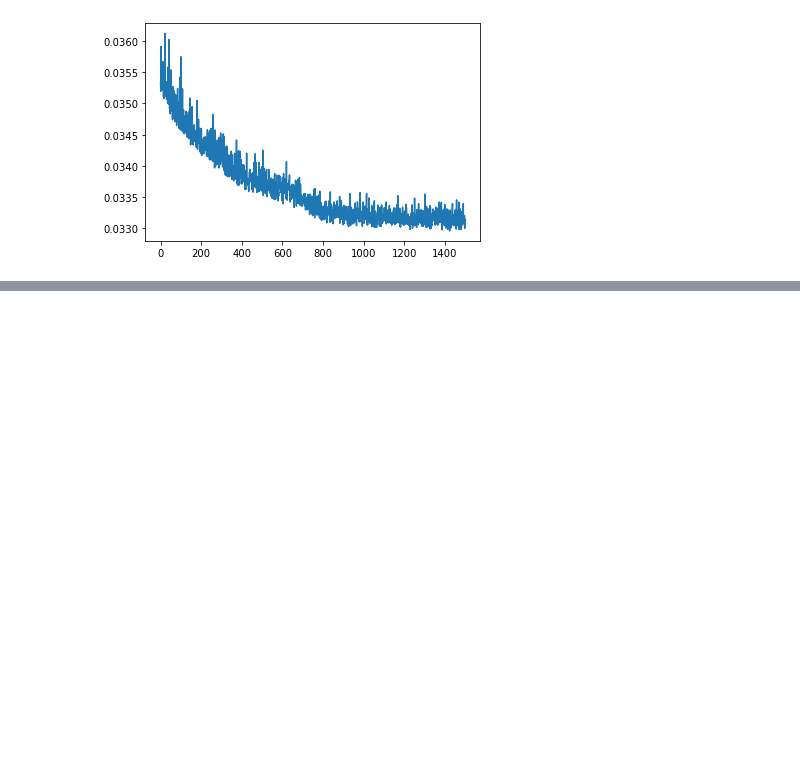
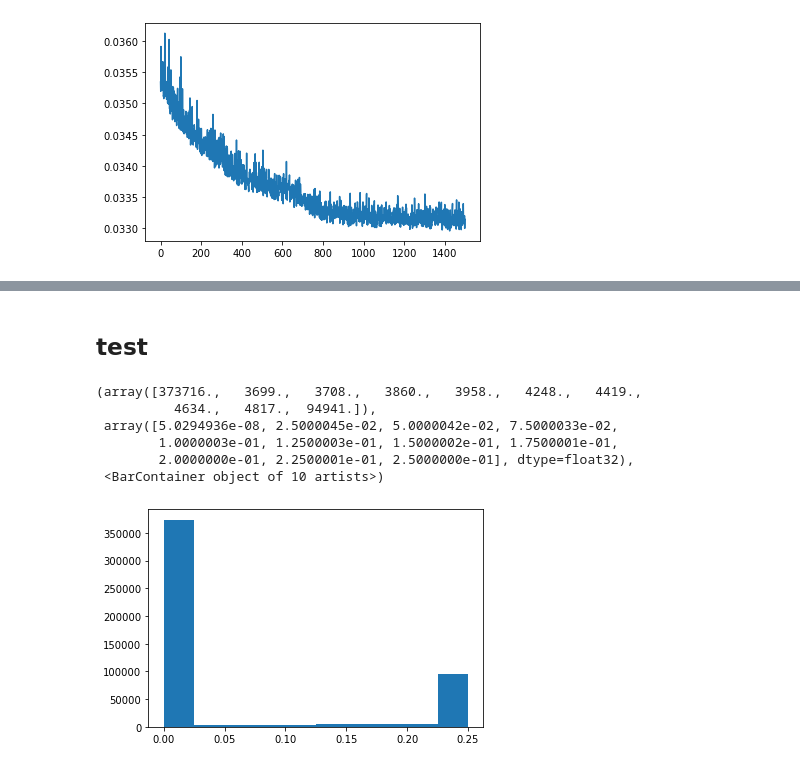
Before and after one commit to TurquoiseKitty/AssortmentNN, a Jupyter notebook: EXP13-2DNN.ipynb, the cells around one changed output, grey strips where cells are left out. Cells and saved outputs as stored; diff of their text form; code cells hidden in the pictures; blank space fills up the shorter version.

```diff
--- a/EXP13-2DNN.ipynb
+++ b/EXP13-2DNN.ipynb
@@ -40,10 +40,10 @@ start_time = time.time()
 N_prod = 250
 Vec_Len = N_prod + 1
 # Tune this
-MidSize = 100
+MidSize = 200
 
-EPOCHS = 2000
-SAMPLE_AMOUNT = 500000
+EPOCHS = 1000
+SAMPLE_AMOUNT = 100000
 BATCH_SIZE = 5000
 TRAIN_VALI_RATE = 0.9
 ADAM_LR = 0.005
@@ -132,0 +149,51 @@ plt.plot(vali_loss)
+# %% [markdown]
+## test
+# %%
+import AssortmentGenerator as AG
+import MarkovGenerator as MG
+import Models
+import time
+
+import numpy as np
+import torch
+import torch.nn as nn
+
+from torch import optim
+from torch.utils.data import Dataset, DataLoader, TensorDataset
+import matplotlib.pyplot as plt
+
+transP = np.load("EXP7_dump/markov_matrix.npy")
+lams = np.load("EXP7_dump/arriving_lambda.npy")
+
+N_prod = 250        # number of products
+Vec_Len = N_prod + 1
+
+DENSE_AMOUNT = 2000
+
+model = torch.load("EXP7_dump/bottleneck_model_LARGE.pth")
+INPUT = np.zeros((DENSE_AMOUNT,Vec_Len))
+OUTPUT = np.zeros((DENSE_AMOUNT,Vec_Len))
+for i in range(DENSE_AMOUNT):
+    assort = AG.GenAssortment_Even(N_prod, 26/100)
+    INPUT[i] = AG.Product_0(assort)
+    OUTPUT[i] = MG.Absorbing_Calculator(lams, transP, assort)
+
+
+INPUT=torch.Tensor(INPUT)
+OUTPUT = torch.Tensor(OUTPUT)
+
+MODEL_OUT = model(INPUT)
+
+RELATIVE_LOSS = nn.functional.l1_loss(OUTPUT, MODEL_OUT, size_average=False, reduce = False, reduction = None) / torch.clamp(OUTPUT, min = 1/Vec_Len)
+
+losses = torch.clamp(torch.reshape(RELATIVE_LOSS,(-1,)), max=0.25).detach().numpy()
+
+plt.hist(losses)
+# %% [output]
+(array([373716.,   3699.,   3708.,   3860.,   3958.,   4248.,   4419.,
+          4634.,   4817.,  94941.]),
+ array([5.0294936e-08, 2.5000045e-02, 5.0000042e-02, 7.5000033e-02,
+        1.0000003e-01, 1.2500003e-01, 1.5000002e-01, 1.7500001e-01,
+        2.0000000e-01, 2.2500001e-01, 2.5000000e-01], dtype=float32),
+ <BarContainer object of 10 artists>)
+[figure, added]
```
Also changed, not shown: parts of 3 cells of this notebook, 6 other files.
